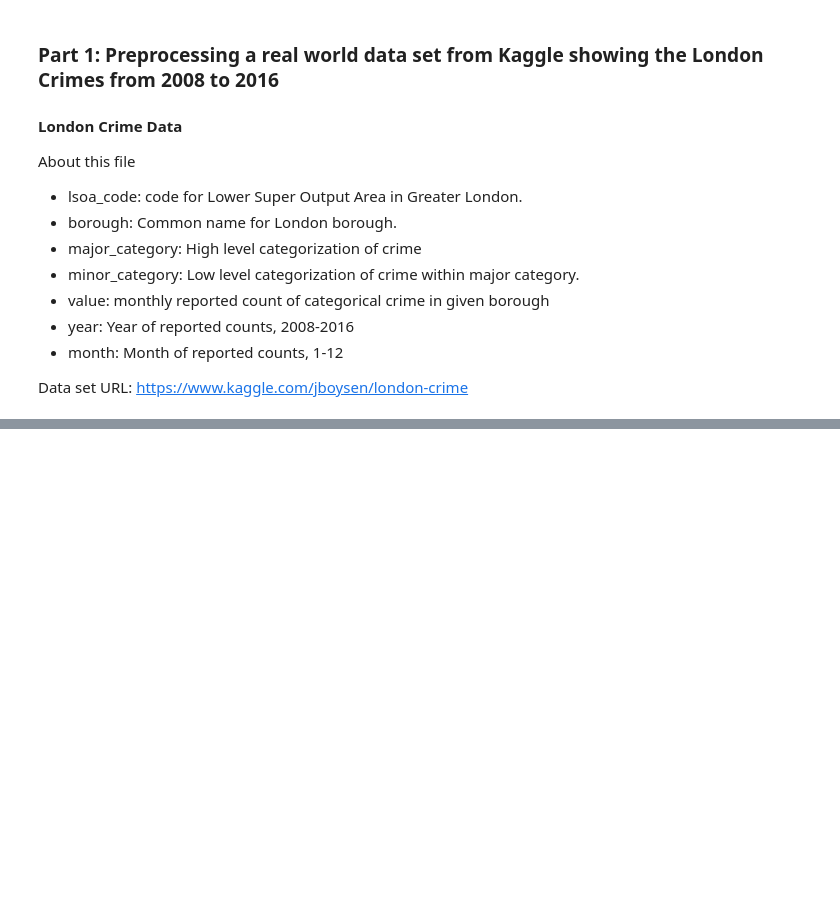
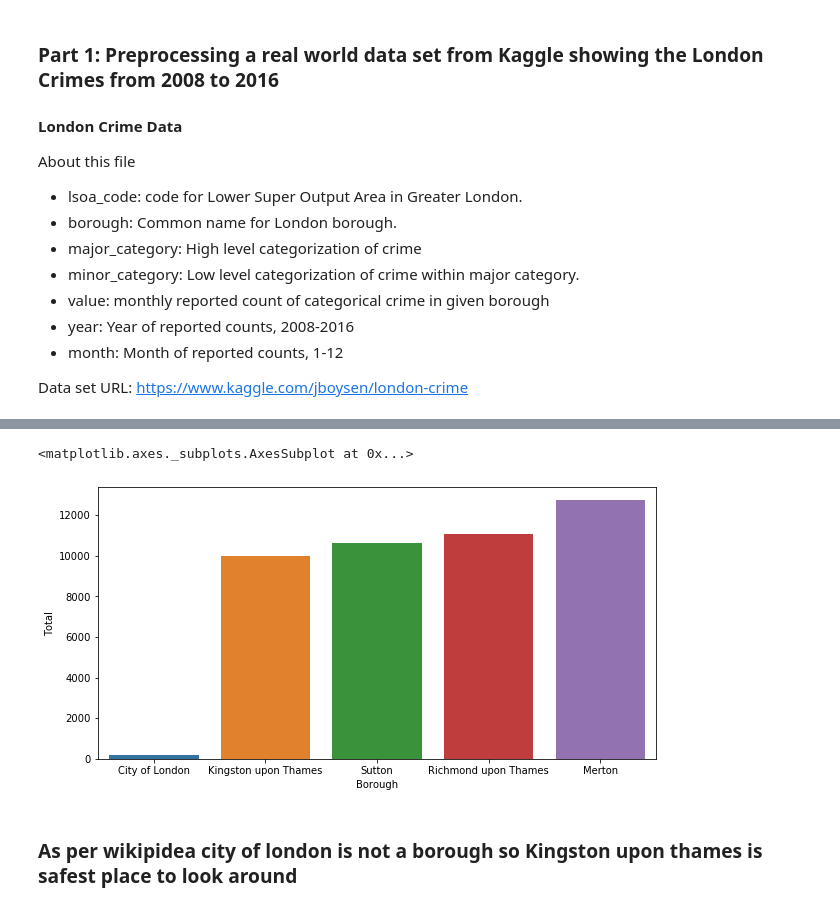
Before and after one commit to Akshatjain1999/Battles-for-the-Neighborhood-London-, a Jupyter notebook: Capstone Project - Battle for the Neighborhood(London).ipynb, the cells around one changed output, grey strips where cells are left out. Saved outputs shown, nothing was run; the diff lists cells and outputs as text; code cells hidden in the pictures; blank space fills up the shorter version.

```diff
--- a/Capstone Project - Battle for the Neighborhood(London).ipynb
+++ b/Capstone Project - Battle for the Neighborhood(London).ipynb
@@ -46,0 +313,5 @@ Data set URL: https://www.kaggle.com/jboysen/london-crime
+# %%
+Ld_crime.sort_values(['Total'], ascending = True, axis = 0, inplace = True )
+
+df_bot5 = Ld_crime.head()
+df_bot5
@@ -46,0 +325,8 @@ Data set URL: https://www.kaggle.com/jboysen/london-crime
+# %%
+plt.figure(figsize=(10,5))
+sns.barplot(x='Borough' , y='Total',data=df_bot5)
+# %% [output]
+<matplotlib.axes._subplots.AxesSubplot at 0x...>
+[figure, added]
+# %% [markdown]
+### As per wikipidea city of london is not a borough so Kingston upon thames is safest place to look around
```
Also changed, not shown: parts of 69 cells of this notebook, 1 other file.
